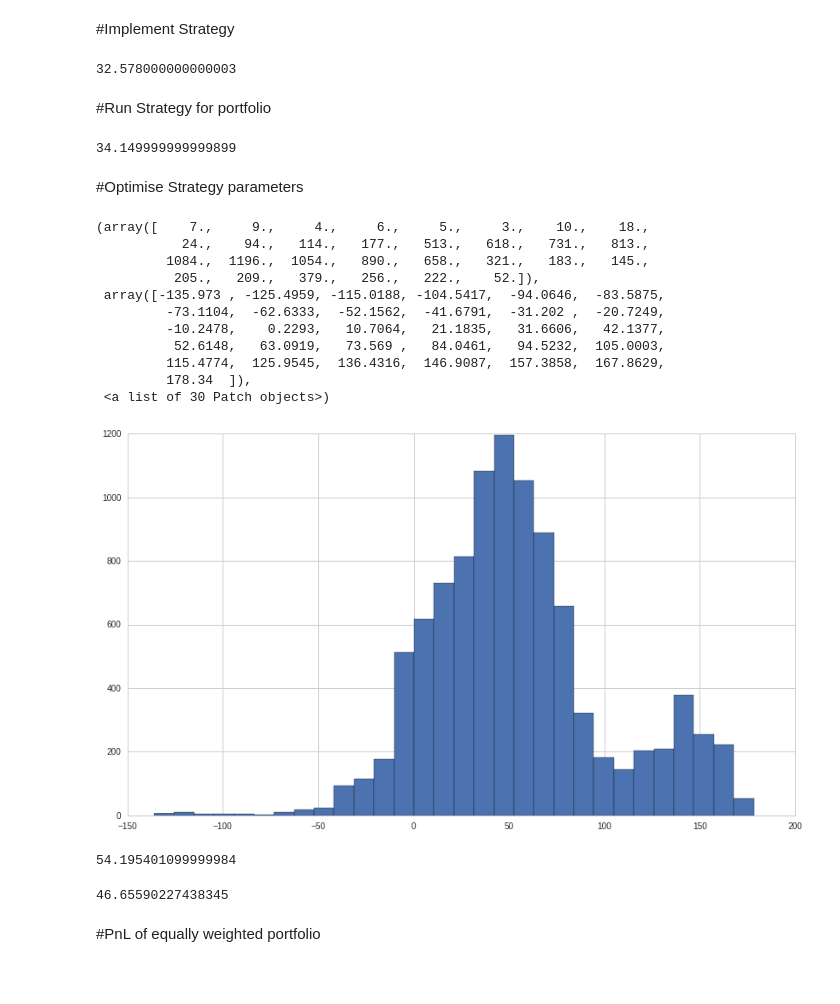
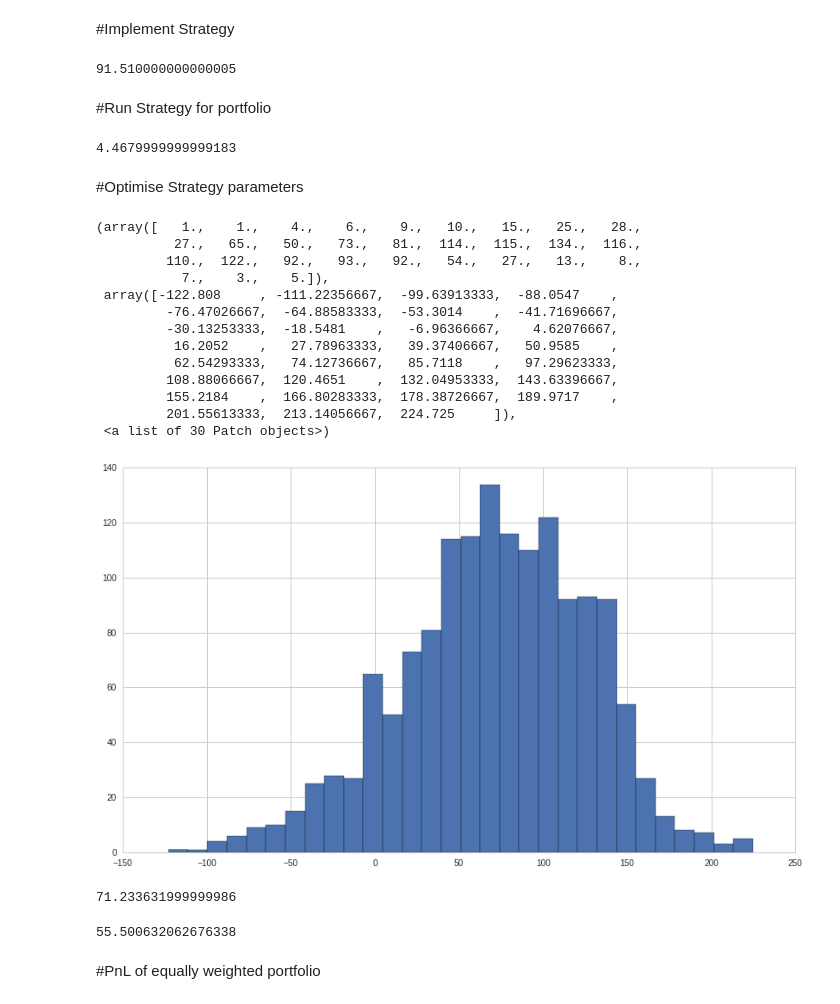
Before and after one commit to rodler/cybertraders, a Jupyter notebook: backtest+from+scratch.ipynb, the cells around one changed output. Drawn from its saved outputs; the diff is of its cells as text; code cells hidden in the pictures; blank space fills up the shorter version.

```diff
--- a/backtest+from+scratch.ipynb
+++ b/backtest+from+scratch.ipynb
@@ -27,62 +27,100 @@ def get_result(col,a,b,p):
     idx = p['price'].columns[col]
 
     price = p.minor_xs(idx)['price']
+
     smaA = price.rolling(a).mean()
+
     smaB = price.rolling(b).mean()
+
+    # Calculate the difference between the MA's
     sma_diff = smaA-smaB
-    signal = np.sign(sma_diff).diff()/2
+
+    # The diff of the sign shows where the MA's cross over
+    signal = np.sign(sma_diff).diff()
+
+    # Find the index of the first signal in order to create a long-short scenario
+    idx = signal[~np.isnan(signal)][signal!=0].index[0]
+
+    # Half the first signal so we can get a switch from long to short and back every time
+    signal[idx] = signal[idx]/2
+
+    # Calculate the pnl by multiplying the signal wit the price
     pnl = (((price*signal).cumsum())-(price*signal.cumsum()))
+
     return pnl
 # %%
-plot_result(0,10,20).ix[-1]
+get_result(0,120,100,p).ix[-1]
 # %% [output]
-32.578000000000003
+91.510000000000005
 # %% [markdown]
 #Run Strategy for portfolio
 # %%
 def portfolio(a,b,tickers,p):
+
     portfolio_pnl = 0
+
+    # Repeat the pnl calculation for all tickers with a specific set of parameters
     for i in range(len(tickers)):
-        portfolio_pnl += get_result(i,a,b,p).ix[-1]
+
+        try:
+
+            # Add the portfolio pnl's to get the overall pnl
+            portfolio_pnl += get_result(i,a,b,p).ix[-1]
+
+        except:
+
+            pass
+
     return portfolio_pnl
 
 portfolio(20,10,tickers,p)
 # %% [output]
-34.149999999999899
+4.4679999999999183
 # %% [markdown]
 #Optimise Strategy parameters
 # %%
 def optimise(tickers,p):
+    # This does a randomised parameter sweep
     pnls = []
 
-    for a in range(1000):
-        params = np.sort([np.random.randint(5,100),np.random.randint(5,100)])[::-1]
+    for a in range(1500):
+
+
+        # Create randomized parameters
+        params = np.sort([np.random.randint(25,150),np.random.randint(5,150)])[::-1]
+
+        # Add the pnls to a list
         pnls.append(portfolio(params[0],params[1],tickers,p))
+
     return pnls
 
 pnls = optimise(tickers,p)
+
+# Plot a histogram of all Pnl's
 plt.hist(pnls,30)
 # %% [output]
-(array([    7.,     9.,     4.,     6.,     5.,     3.,    10.,    18.,
-           24.,    94.,   114.,   177.,   513.,   618.,   731.,   813.,
-         1084.,  1196.,  1054.,   890.,   658.,   321.,   183.,   145.,
-          205.,   209.,   379.,   256.,   222.,    52.]),
- array([-135.973 , -125.4959, -115.0188, -104.5417,  -94.0646,  -83.5875,
-         -73.1104,  -62.6333,  -52.1562,  -41.6791,  -31.202 ,  -20.7249,
-         -10.2478,    0.2293,   10.7064,   21.1835,   31.6606,   42.1377,
-          52.6148,   63.0919,   73.569 ,   84.0461,   94.5232,  105.0003,
-         115.4774,  125.9545,  136.4316,  146.9087,  157.3858,  167.8629,
-         178.34  ]),
+(array([   1.,    1.,    4.,    6.,    9.,   10.,   15.,   25.,   28.,
+          27.,   65.,   50.,   73.,   81.,  114.,  115.,  134.,  116.,
+         110.,  122.,   92.,   93.,   92.,   54.,   27.,   13.,    8.,
+           7.,    3.,    5.]),
+ array([-122.808     , -111.22356667,  -99.63913333,  -88.0547    ,
+         -76.47026667,  -64.88583333,  -53.3014    ,  -41.71696667,
+         -30.13253333,  -18.5481    ,   -6.96366667,    4.62076667,
+          16.2052    ,   27.78963333,   39.37406667,   50.9585    ,
+          62.54293333,   74.12736667,   85.7118    ,   97.29623333,
+         108.88066667,  120.4651    ,  132.04953333,  143.63396667,
+         155.2184    ,  166.80283333,  178.38726667,  189.9717    ,
+         201.55613333,  213.14056667,  224.725     ]),
  <a list of 30 Patch objects>)
-[figure, old version]
+[figure, new version]
 # %%
 np.mean(pnls)
 # %% [output]
-54.195401099999984
+71.233631999999986
 # %%
 np.std(pnls)
 # %% [output]
-46.65590227438345
+55.500632062676338
 # %% [markdown]
 #PnL of equally weighted portfolio
 # %%
```
Also changed, not shown: parts of 2 cells of this notebook.
